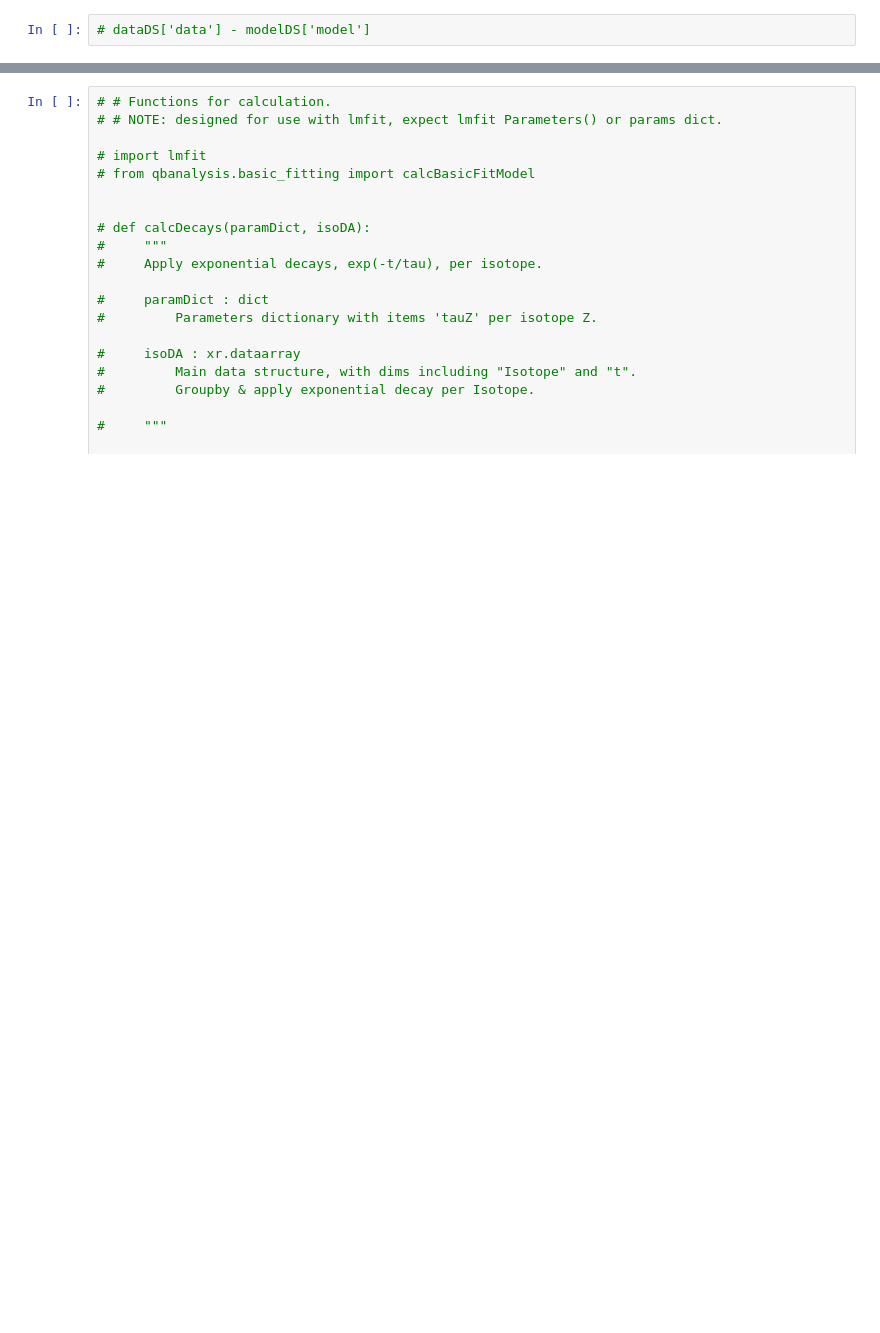
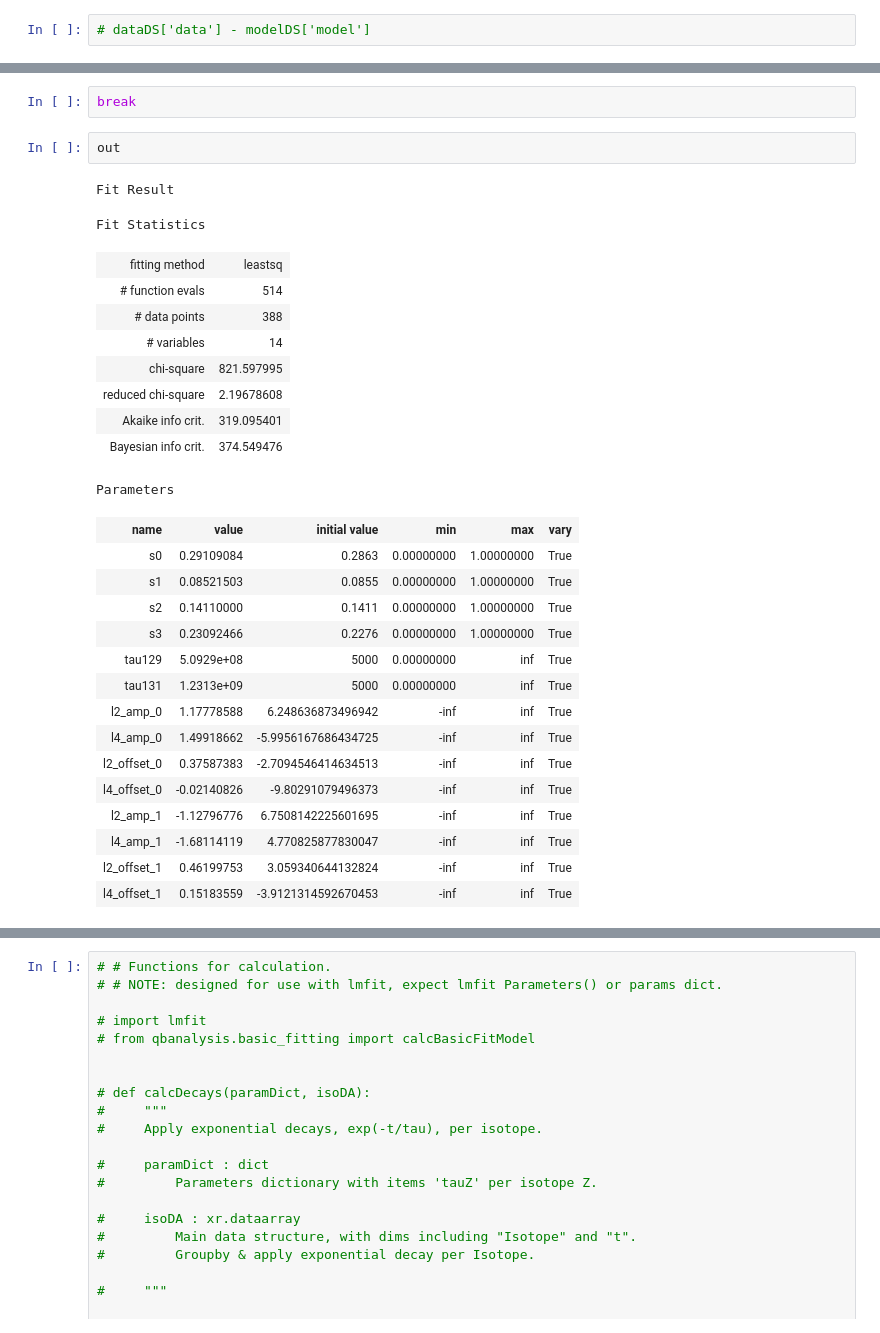
Before and after one commit to phockett/Quantum-Beat_Photoelectron-Imaging_Spectroscopy_of_Xe_in_the_VUV, a Jupyter notebook: notebooks/4_modelling/4.03_hyperfine_beats_advanced_fitting_180624.ipynb, the cells around one changed output, grey strips where cells are left out. Cells and saved outputs as stored; diff of their text form; blank space fills up the shorter version.

```diff
--- a/notebooks/4_modelling/4.03_hyperfine_beats_advanced_fitting_180624.ipynb
+++ b/notebooks/4_modelling/4.03_hyperfine_beats_advanced_fitting_180624.ipynb
@@ -248,0 +373,31 @@ plotHyperfineModel(ionTest, overlay=['l'])
+# %%
+break
+# %%
+out
+# %% [output]
+Fit Result
+Fit Statistics
+| fitting method | leastsq |
+| # function evals | 514 |
+| # data points | 388 |
+| # variables | 14 |
+| chi-square | 821.597995 |
+| reduced chi-square | 2.19678608 |
+| Akaike info crit. | 319.095401 |
+| Bayesian info crit. | 374.549476 |
+Parameters
+| name | value | initial value | min | max | vary |
+| s0 | 0.29109084 | 0.2863 | 0.00000000 | 1.00000000 | True |
+| s1 | 0.08521503 | 0.0855 | 0.00000000 | 1.00000000 | True |
+| s2 | 0.14110000 | 0.1411 | 0.00000000 | 1.00000000 | True |
+| s3 | 0.23092466 | 0.2276 | 0.00000000 | 1.00000000 | True |
+| tau129 | 5.0929e+08 | 5000 | 0.00000000 | inf | True |
+| tau131 | 1.2313e+09 | 5000 | 0.00000000 | inf | True |
+| l2_amp_0 | 1.17778588 | 6.248636873496942 | -inf | inf | True |
+| l4_amp_0 | 1.49918662 | -5.9956167686434725 | -inf | inf | True |
+| l2_offset_0 | 0.37587383 | -2.7094546414634513 | -inf | inf | True |
+| l4_offset_0 | -0.02140826 | -9.80291079496373 | -inf | inf | True |
+| l2_amp_1 | -1.12796776 | 6.7508142225601695 | -inf | inf | True |
+| l4_amp_1 | -1.68114119 | 4.770825877830047 | -inf | inf | True |
+| l2_offset_1 | 0.46199753 | 3.059340644132824 | -inf | inf | True |
+| l4_offset_1 | 0.15183559 | -3.9121314592670453 | -inf | inf | True |
```
Also changed, not shown: parts of 53 cells of this notebook, 2 other files.
